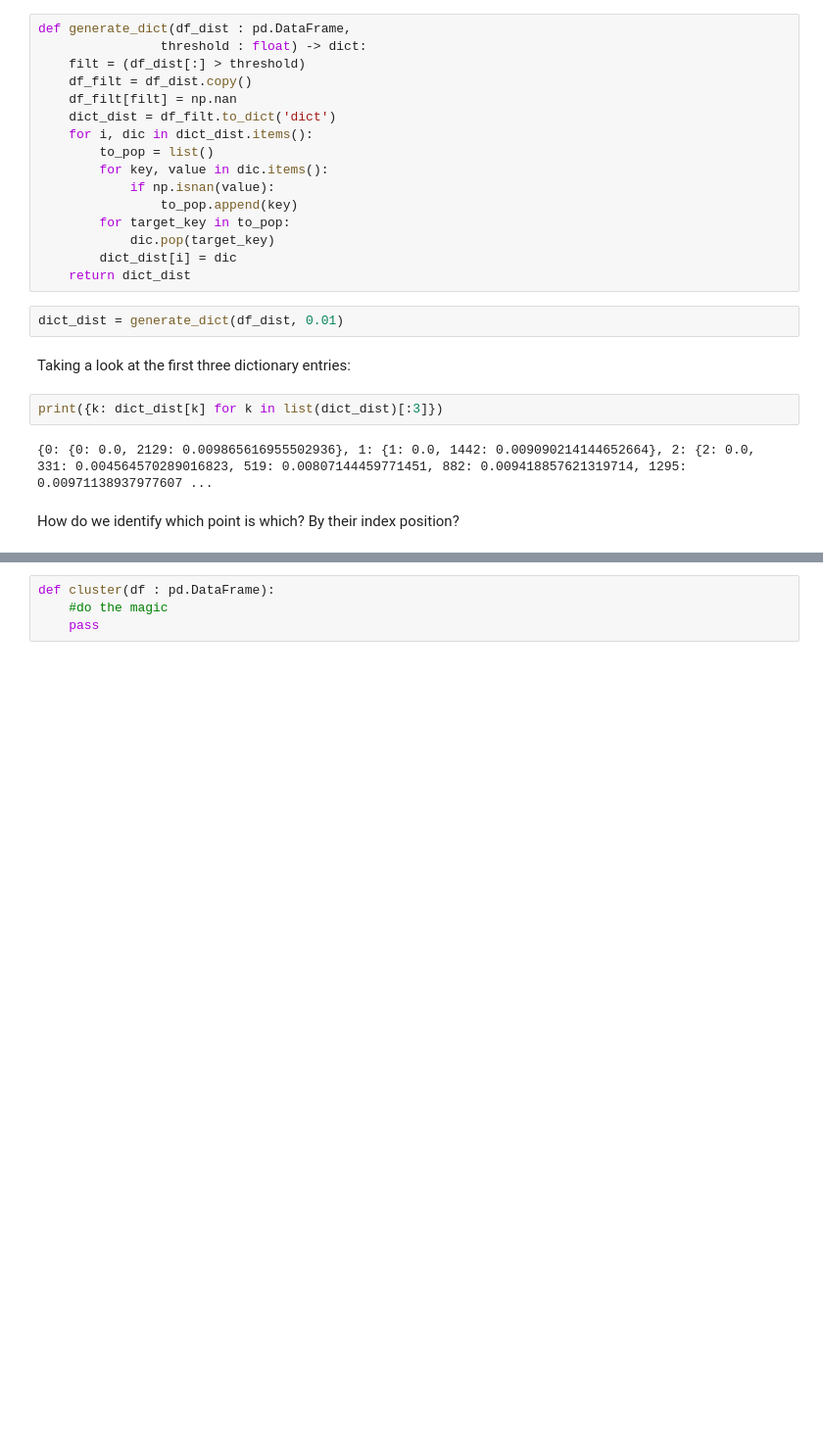
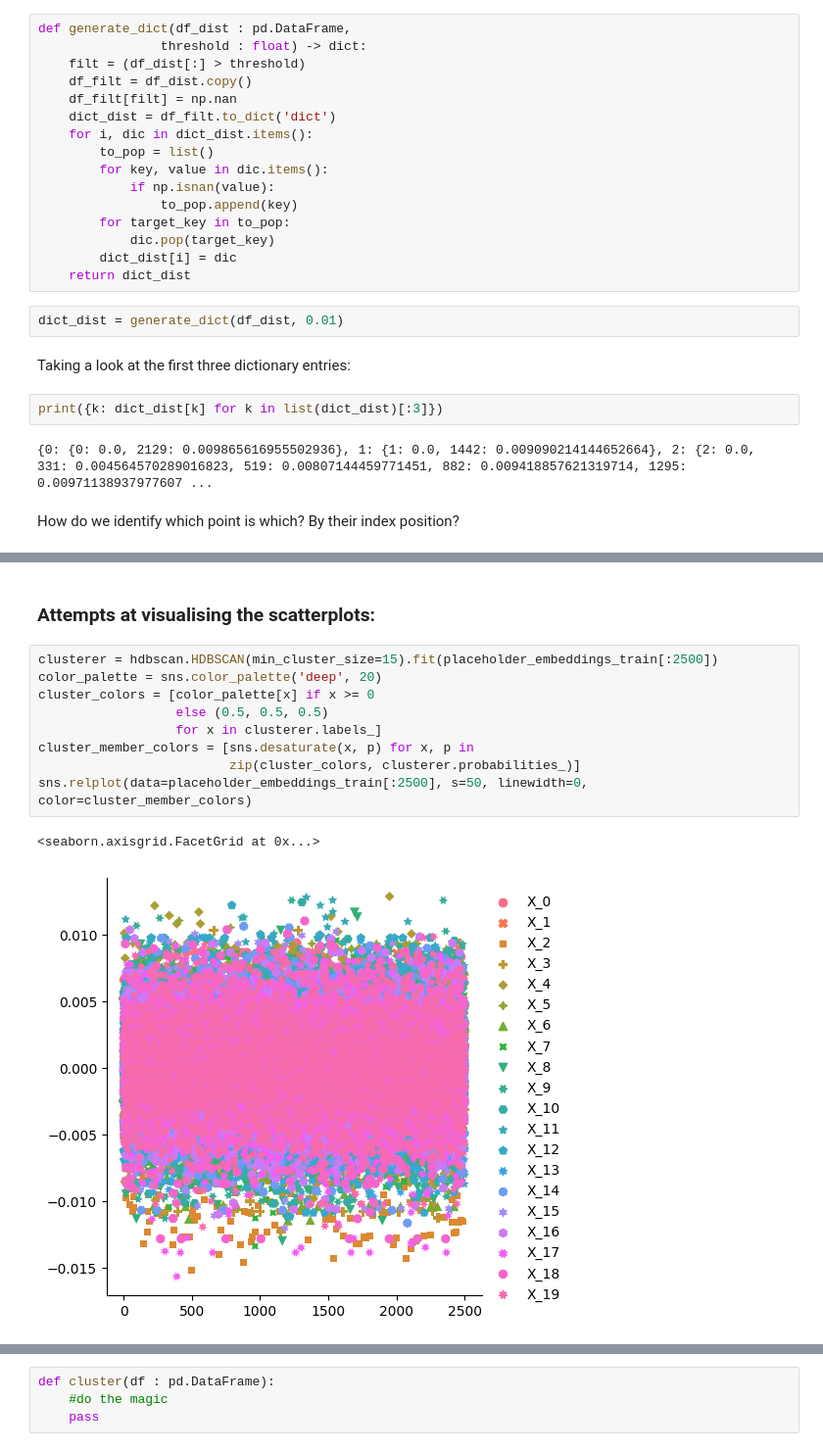
Before and after one commit to TechLabs-Berlin/wt23-naturdoc, a Jupyter notebook: ds/notebooks/data_clustering_placeholder.ipynb, the cells around one changed output, grey strips where cells are left out. Shown at 98% size. Drawn from its saved outputs; the diff is of its cells as text; blank space fills up the shorter version.

```diff
--- a/ds/notebooks/data_clustering_placeholder.ipynb
+++ b/ds/notebooks/data_clustering_placeholder.ipynb
@@ -308,0 +380,14 @@ How do we identify which point is which? By their index position?
+# %% [markdown]
+### Attempts at visualising the scatterplots:
+# %%
+clusterer = hdbscan.HDBSCAN(min_cluster_size=15).fit(placeholder_embeddings_train[:2500])
+color_palette = sns.color_palette('deep', 20)
+cluster_colors = [color_palette[x] if x >= 0
+                  else (0.5, 0.5, 0.5)
+                  for x in clusterer.labels_]
+cluster_member_colors = [sns.desaturate(x, p) for x, p in
+                         zip(cluster_colors, clusterer.probabilities_)]
+sns.relplot(data=placeholder_embeddings_train[:2500], s=50, linewidth=0, color=cluster_member_colors)
+# %% [output]
+<seaborn.axisgrid.FacetGrid at 0x...>
+[figure, added]
```
Also changed, not shown: parts of 22 cells of this notebook, 16 other files.
